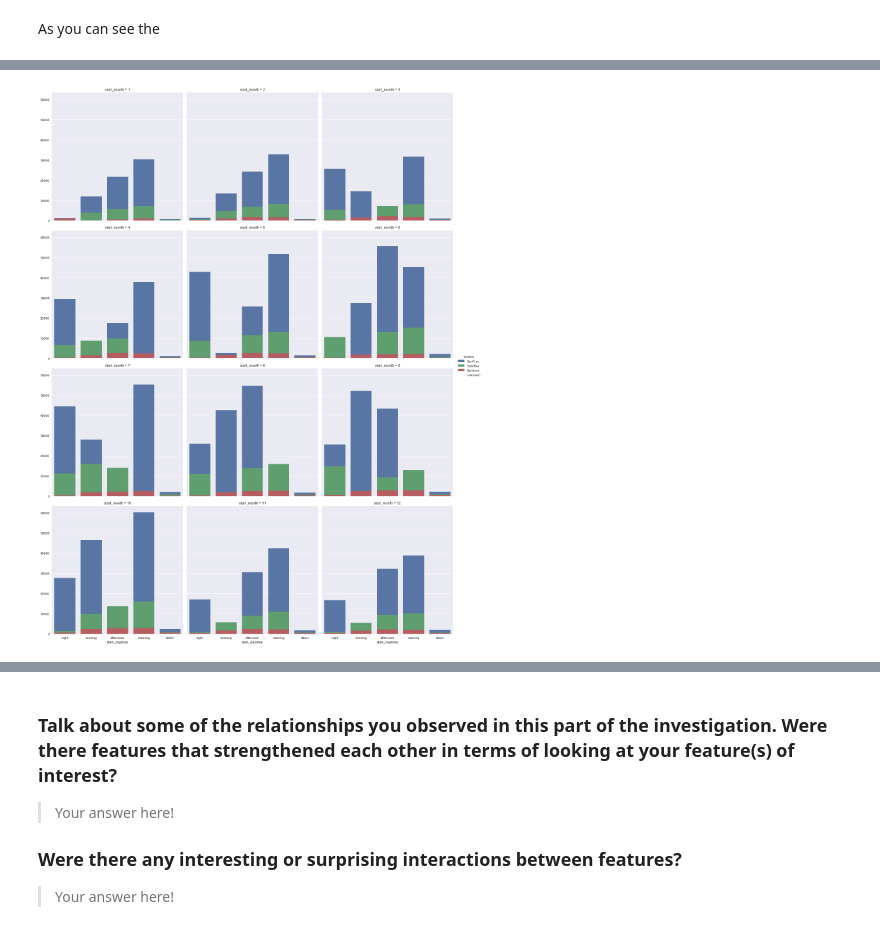
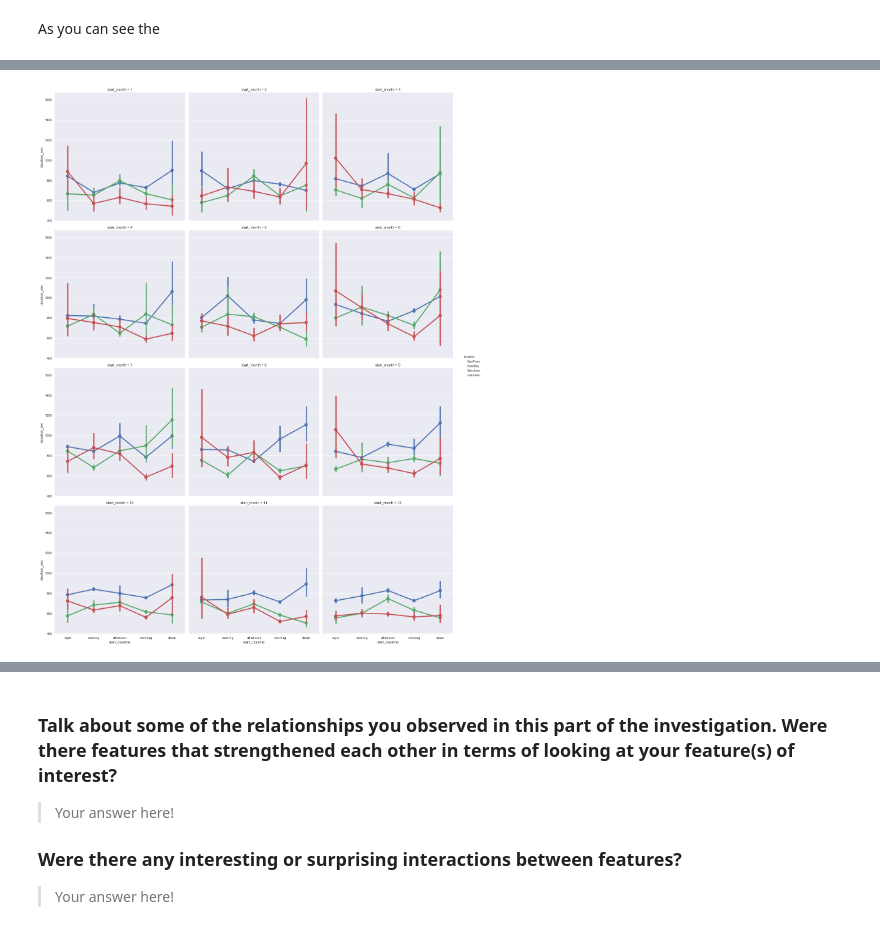
Before and after one commit to infoStunde/DAND-Project5, a Jupyter notebook: exploration_template.ipynb, the cells around one changed output, grey strips where cells are left out. Drawn from its saved outputs; the diff is of its cells as text; code cells hidden in the pictures.

```diff
--- a/exploration_template.ipynb
+++ b/exploration_template.ipynb
@@ -360,6 +362,6 @@ Wall time: 4.53 s
 # month vs (start station id counts as hist), separated by location
 
 g = sns.FacetGrid(data = rides, col = 'start_month', col_wrap=3, hue='location',size=6, hue_order=hueOrd)
-g.map(sns.countplot, 'start_daytime')
+g.map(sns.pointplot, 'start_daytime', 'duration_sec')
 g.add_legend()
 # %% [output]
@@ -367,4 +369,4 @@ Wall time: 5.96 s
-[figure, old version]
+[figure, new version]
 # %%
 %%time
 # difference in in/output of bikes by station by day month
```
Also changed, not shown: parts of 6 cells of this notebook, 1 other file.
